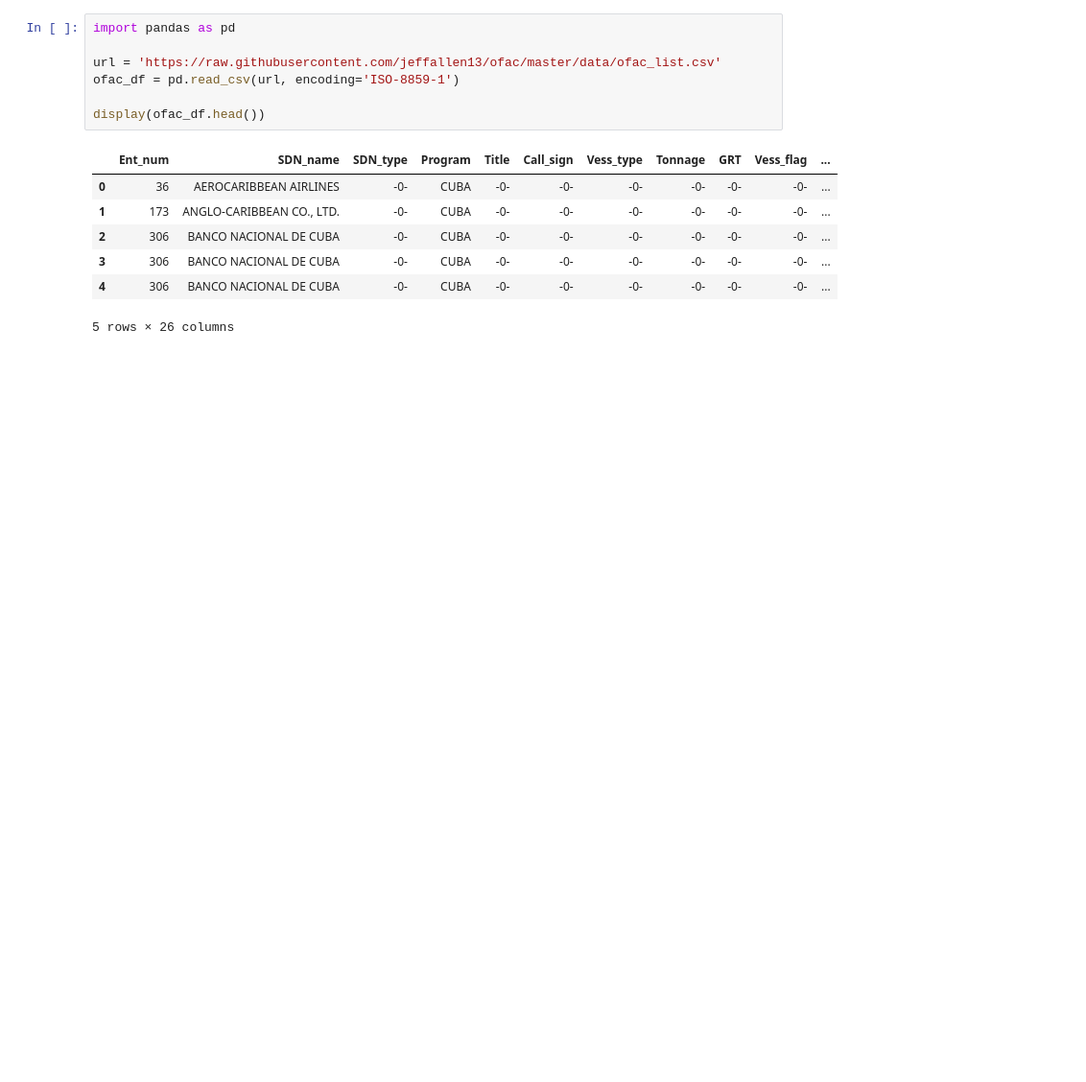
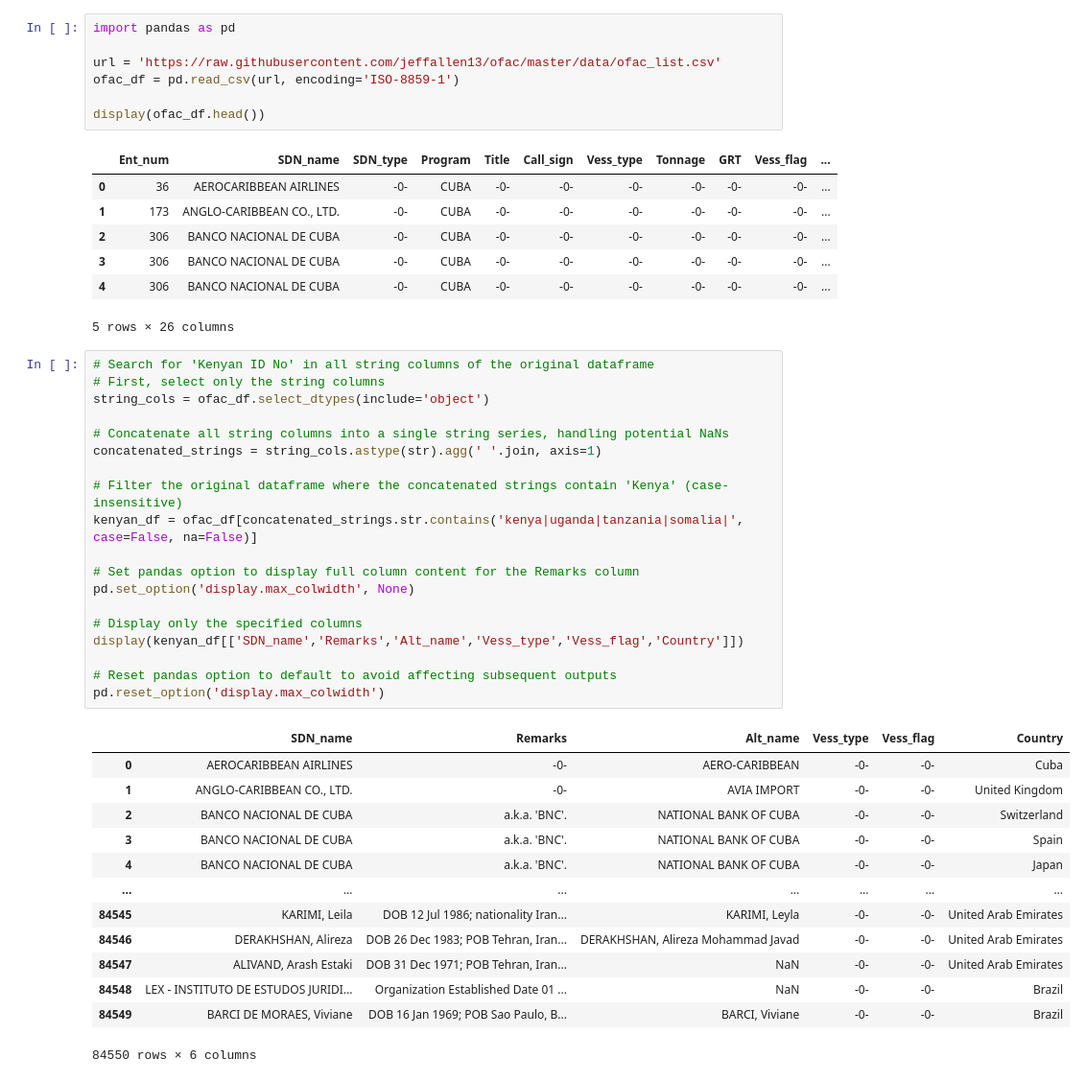
Before and after one commit to beauttahkangara/Compliance, a Jupyter notebook: Sanctions.ipynb, the cells around one changed output. Shown at 96% size. Cells and saved outputs as stored; diff of their text form; blank space fills up the shorter version.

```diff
--- a/Sanctions.ipynb
+++ b/Sanctions.ipynb
@@ -13,3 +13,36 @@ display(ofac_df.head())
 | 3 | 306 | BANCO NACIONAL DE CUBA | -0- | CUBA | -0- | -0- | -0- | -0- | -0- | -0- | ... |
 | 4 | 306 | BANCO NACIONAL DE CUBA | -0- | CUBA | -0- | -0- | -0- | -0- | -0- | -0- | ... |
 5 rows × 26 columns
+# %%
+# Search for 'Kenyan ID No' in all string columns of the original dataframe
+# First, select only the string columns
+string_cols = ofac_df.select_dtypes(include='object')
+
+# Concatenate all string columns into a single string series, handling potential NaNs
+concatenated_strings = string_cols.astype(str).agg(' '.join, axis=1)
+
+# Filter the original dataframe where the concatenated strings contain 'Kenya' (case-insensitive)
+kenyan_df = ofac_df[concatenated_strings.str.contains('kenya|uganda|tanzania|somalia|', case=False, na=False)]
+
+# Set pandas option to display full column content for the Remarks column
+pd.set_option('display.max_colwidth', None)
+
+# Display only the specified columns
+display(kenyan_df[['SDN_name','Remarks','Alt_name','Vess_type','Vess_flag','Country']])
+
+# Reset pandas option to default to avoid affecting subsequent outputs
+pd.reset_option('display.max_colwidth')
+# %% [output]
+|  | SDN_name | Remarks | Alt_name | Vess_type | Vess_flag | Country |
+| 0 | AEROCARIBBEAN AIRLINES | -0- | AERO-CARIBBEAN | -0- | -0- | Cuba |
+| 1 | ANGLO-CARIBBEAN CO., LTD. | -0- | AVIA IMPORT | -0- | -0- | United Kingdom |
+| 2 | BANCO NACIONAL DE CUBA | a.k.a. 'BNC'. | NATIONAL BANK OF CUBA | -0- | -0- | Switzerland |
+| 3 | BANCO NACIONAL DE CUBA | a.k.a. 'BNC'. | NATIONAL BANK OF CUBA | -0- | -0- | Spain |
+| 4 | BANCO NACIONAL DE CUBA | a.k.a. 'BNC'. | NATIONAL BANK OF CUBA | -0- | -0- | Japan |
+| ... | ... | ... | ... | ... | ... | ... |
+| 84545 | KARIMI, Leila | DOB 12 Jul 1986; nationality Iran... | KARIMI, Leyla | -0- | -0- | United Arab Emirates |
+| 84546 | DERAKHSHAN, Alireza | DOB 26 Dec 1983; POB Tehran, Iran... | DERAKHSHAN, Alireza Mohammad Javad | -0- | -0- | United Arab Emirates |
+| 84547 | ALIVAND, Arash Estaki | DOB 31 Dec 1971; POB Tehran, Iran... | NaN | -0- | -0- | United Arab Emirates |
+| 84548 | LEX - INSTITUTO DE ESTUDOS JURIDI... | Organization Established Date 01 ... | NaN | -0- | -0- | Brazil |
+| 84549 | BARCI DE MORAES, Viviane | DOB 16 Jan 1969; POB Sao Paulo, B... | BARCI, Viviane | -0- | -0- | Brazil |
+84550 rows × 6 columns
```
Also changed, not shown: parts of 1 cell of this notebook.
